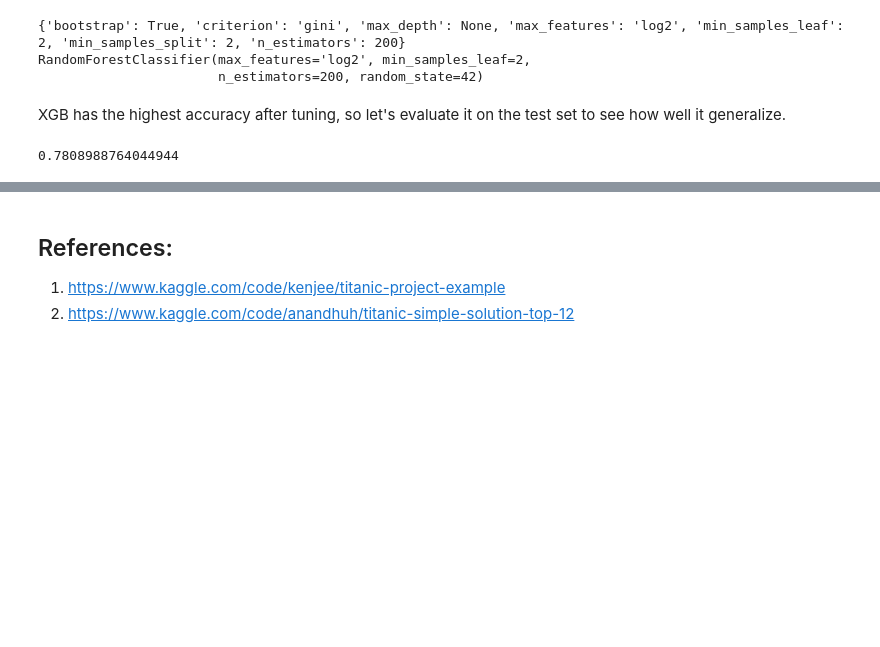
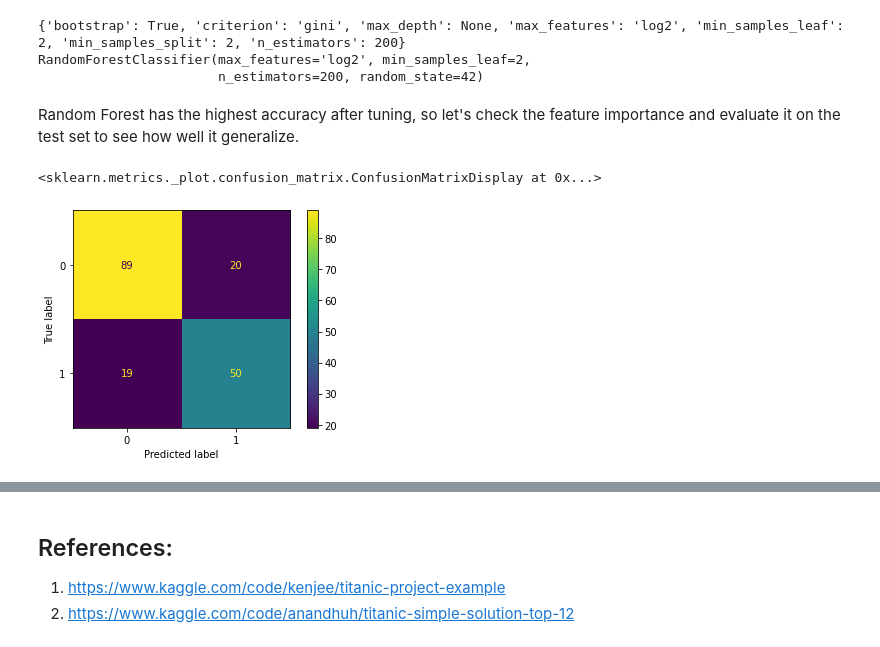
Before and after one commit to tmtsmrsl/MLNotebook, a Jupyter notebook: titanic-project.ipynb, the cells around one changed output, grey strips where cells are left out. Saved outputs shown, nothing was run; the diff lists cells and outputs as text; code cells hidden in the pictures; blank space fills up the shorter version.

```diff
--- a/titanic-project.ipynb
+++ b/titanic-project.ipynb
@@ -648,4 +650,4 @@ print(grid_rf.best_estimator_)
 RandomForestClassifier(max_features='log2', min_samples_leaf=2,
                        n_estimators=200, random_state=42)
 # %% [markdown]
-XGB has the highest accuracy after tuning, so let's evaluate it on the test set to see how well it generalize.
+Random Forest has the highest accuracy after tuning, so let's check the feature importance and evaluate it on the test set to see how well it generalize.
@@ -652,4 +656,5 @@ XGB has the highest accuracy after tuning, so let's evaluate it on the test set
 # %%
-grid_xgb.score(X_test_selected, y_test)
+plot_confusion_matrix(grid_rf, X_test_selected, y_test)
 # %% [output]
-0.7808988764044944
+<sklearn.metrics._plot.confusion_matrix.ConfusionMatrixDisplay at 0x...>
+[figure, added]
```
Also changed, not shown: parts of 19 cells of this notebook.
